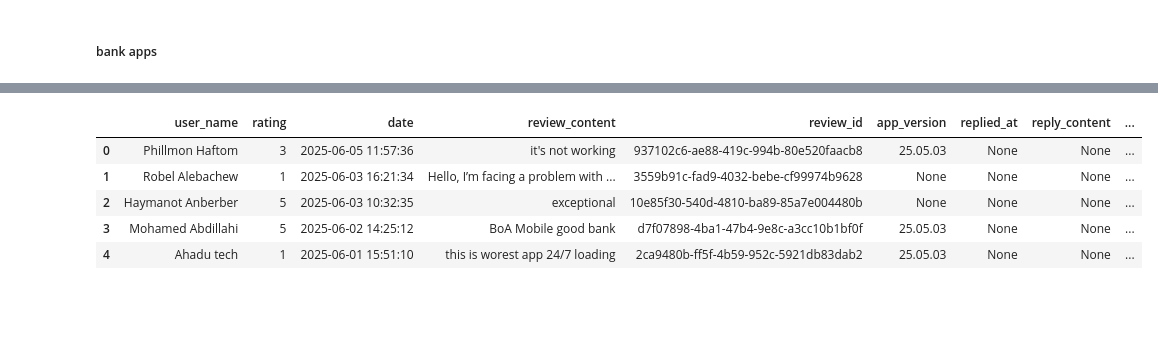
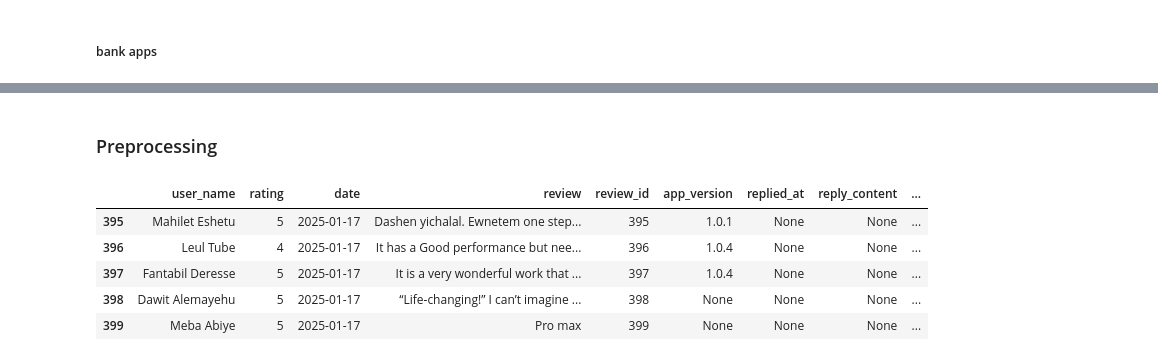
Before and after one commit to Naod-Mergiya/Customer-Experience-Analytics-for-Fintech-Apps, a Jupyter notebook: notebooks/scrape.ipynb, the cells around one changed output, grey strips where cells are left out. Saved outputs shown, nothing was run; the diff lists cells and outputs as text; code cells hidden in the pictures; blank space fills up the shorter version.

```diff
--- a/notebooks/scrape.ipynb
+++ b/notebooks/scrape.ipynb
@@ -60,7 +65,7 @@ for bank in banks:
                 "user_name": review.get('userName', ''),
                 "rating": review.get('score', ''),
                 "date": review.get('at').strftime('%Y-%m-%d %H:%M:%S') if review.get('at') else 'N/A',
-                "review_content": review.get('content', ''),
+                "review": review.get('content', ''),
                 "review_id": review.get('reviewId', ''),
                 "app_version": review.get('appVersion', ''),
                 "replied_at": str(review.get('repliedAt', '—')),
@@ -151,0 +159,3 @@ Fetching reviews for BOA (ID: com.boa.boaMobileBanking)...
+# %%
+df["review_id"] = df.index
+df.tail()
@@ -151,0 +169,2 @@ Fetching reviews for BOA (ID: com.boa.boaMobileBanking)...
+# %% [markdown]
+### Preprocessing
@@ -152,9 +173,11 @@ Fetching reviews for BOA (ID: com.boa.boaMobileBanking)...
 # %%
-df_BOA.head()
+combined_df = df
+combined_df.shape
+combined_df.tail()
 # %% [output]
-|  | user_name | rating | date | review_content | review_id | app_version | replied_at | reply_content | ... |
-| 0 | Phillmon Haftom | 3 | 2025-06-05 11:57:36 | it's not working | 937102c6-ae88-419c-994b-80e520faacb8 | 25.05.03 | None | None | ... |
-| 1 | Robel Alebachew | 1 | 2025-06-03 16:21:34 | Hello, I’m facing a problem with ... | 3559b91c-fad9-4032-bebe-cf99974b9628 | None | None | None | ... |
-| 2 | Haymanot Anberber | 5 | 2025-06-03 10:32:35 | exceptional | 10e85f30-540d-4810-ba89-85a7e004480b | None | None | None | ... |
-| 3 | Mohamed Abdillahi | 5 | 2025-06-02 14:25:12 | BoA Mobile good bank | d7f07898-4ba1-47b4-9e8c-a3cc10b1bf0f | 25.05.03 | None | None | ... |
-| 4 | Ahadu tech | 1 | 2025-06-01 15:51:10 | this is worest app 24/7 loading | 2ca9480b-ff5f-4b59-952c-5921db83dab2 | 25.05.03 | None | None | ... |
+|  | user_name | rating | date | review | review_id | app_version | replied_at | reply_content | ... |
+| 395 | Mahilet Eshetu | 5 | 2025-01-17 | Dashen yichalal. Ewnetem one step... | 395 | 1.0.1 | None | None | ... |
+| 396 | Leul Tube | 4 | 2025-01-17 | It has a Good performance but nee... | 396 | 1.0.4 | None | None | ... |
+| 397 | Fantabil Deresse | 5 | 2025-01-17 | It is a very wonderful work that ... | 397 | 1.0.4 | None | None | ... |
+| 398 | Dawit Alemayehu | 5 | 2025-01-17 | “Life-changing!” I can’t imagine ... | 398 | None | None | None | ... |
+| 399 | Meba Abiye | 5 | 2025-01-17 | Pro max | 399 | None | None | None | ... |
```
Also changed, not shown: parts of 9 cells of this notebook, 9 other files.
